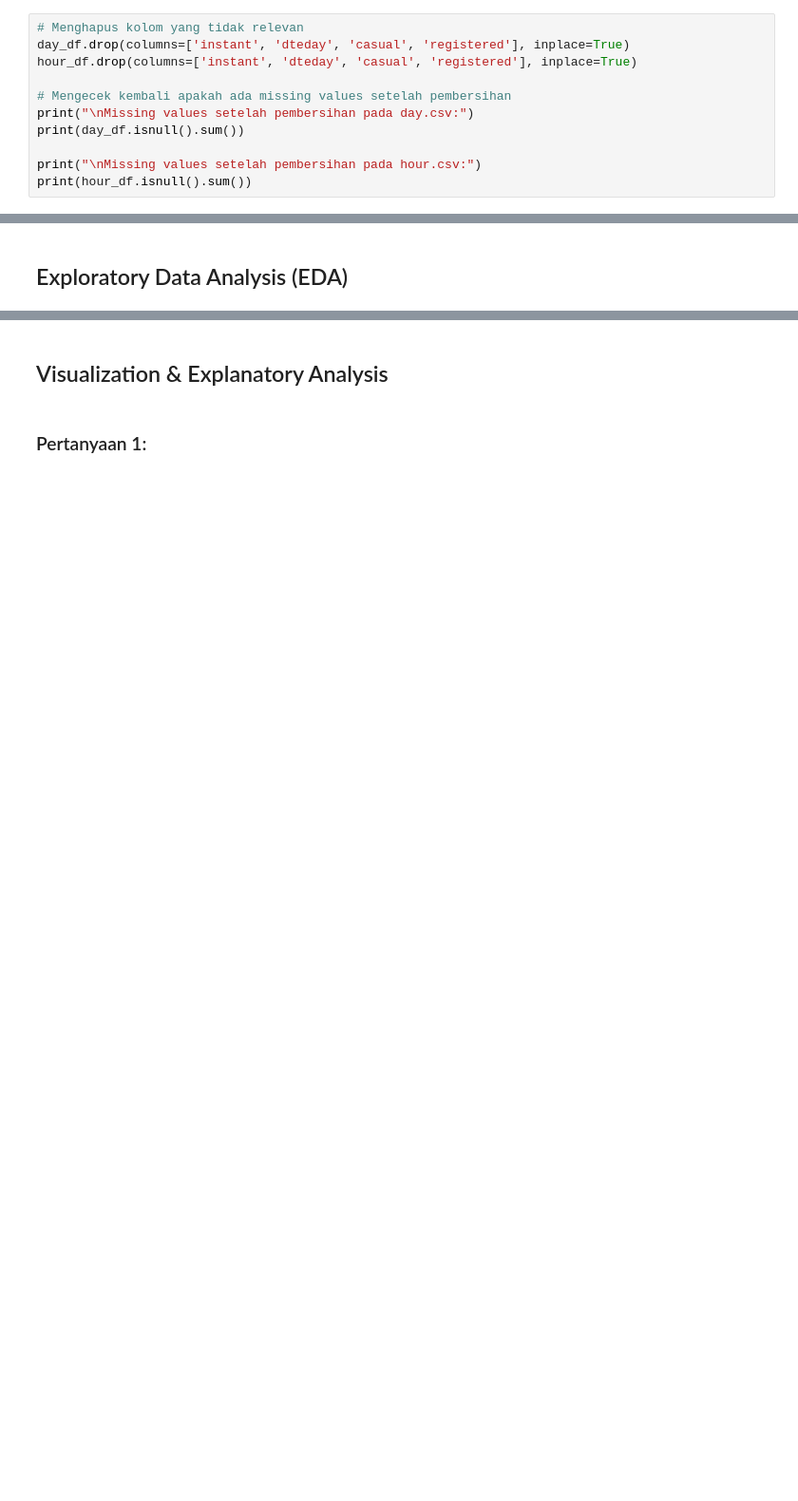
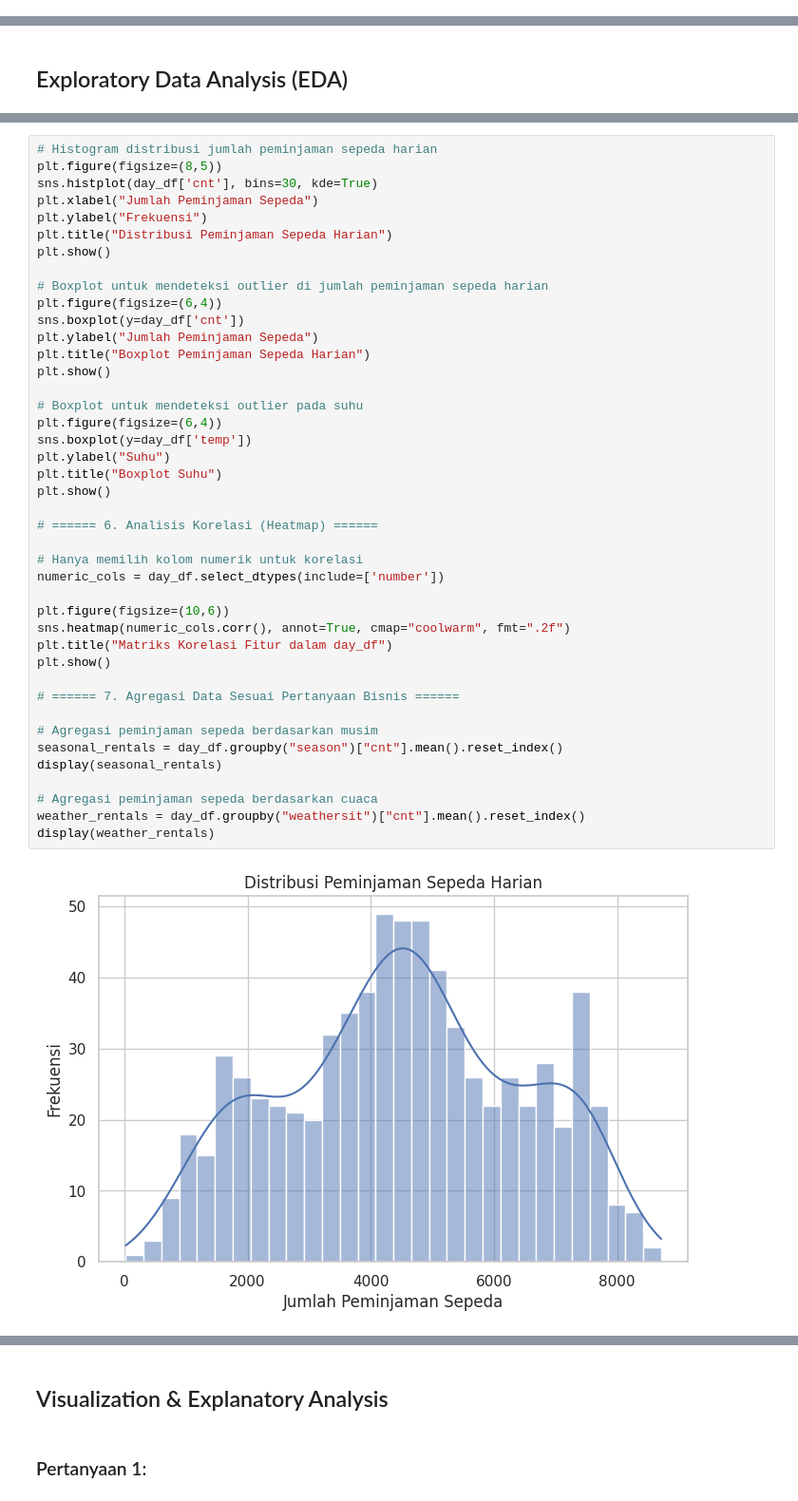
Before and after one commit to Sholahuddinoob/Bike-Sharing-Dataset, a Jupyter notebook: notebook.ipynb, the cells around one changed output, grey strips where cells are left out. Shown at 95% size. Drawn from its saved outputs; the diff is of its cells as text; blank space fills up the shorter version.

```diff
--- a/notebook.ipynb
+++ b/notebook.ipynb
@@ -101,13 +122,2 @@ Duplicated rows in hour_df: 0
 # %% [markdown]
 ### Cleaning Data
-# %%
-# Menghapus kolom yang tidak relevan
-day_df.drop(columns=['instant', 'dteday', 'casual', 'registered'], inplace=True)
-hour_df.drop(columns=['instant', 'dteday', 'casual', 'registered'], inplace=True)
-
-# Mengecek kembali apakah ada missing values setelah pembersihan
-print("\nMissing values setelah pembersihan pada day.csv:")
-print(day_df.isnull().sum())
-
-print("\nMissing values setelah pembersihan pada hour.csv:")
-print(hour_df.isnull().sum())
@@ -154,0 +190,44 @@ plt.show()
+# %%
+# Histogram distribusi jumlah peminjaman sepeda harian
+plt.figure(figsize=(8,5))
+sns.histplot(day_df['cnt'], bins=30, kde=True)
+plt.xlabel("Jumlah Peminjaman Sepeda")
+plt.ylabel("Frekuensi")
+plt.title("Distribusi Peminjaman Sepeda Harian")
+plt.show()
+
+# Boxplot untuk mendeteksi outlier di jumlah peminjaman sepeda harian
+plt.figure(figsize=(6,4))
+sns.boxplot(y=day_df['cnt'])
+plt.ylabel("Jumlah Peminjaman Sepeda")
+plt.title("Boxplot Peminjaman Sepeda Harian")
+plt.show()
+
+# Boxplot untuk mendeteksi outlier pada suhu
+plt.figure(figsize=(6,4))
+sns.boxplot(y=day_df['temp'])
+plt.ylabel("Suhu")
+plt.title("Boxplot Suhu")
+plt.show()
+
+# ====== 6. Analisis Korelasi (Heatmap) ======
+
+# Hanya memilih kolom numerik untuk korelasi
+numeric_cols = day_df.select_dtypes(include=['number'])
+
+plt.figure(figsize=(10,6))
+sns.heatmap(numeric_cols.corr(), annot=True, cmap="coolwarm", fmt=".2f")
+plt.title("Matriks Korelasi Fitur dalam day_df")
+plt.show()
+
+# ====== 7. Agregasi Data Sesuai Pertanyaan Bisnis ======
+
+# Agregasi peminjaman sepeda berdasarkan musim
+seasonal_rentals = day_df.groupby("season")["cnt"].mean().reset_index()
+display(seasonal_rentals)
+
+# Agregasi peminjaman sepeda berdasarkan cuaca
+weather_rentals = day_df.groupby("weathersit")["cnt"].mean().reset_index()
+display(weather_rentals)
+# %% [output]
+[figure, added]
```
Also changed, not shown: parts of 29 cells of this notebook.
